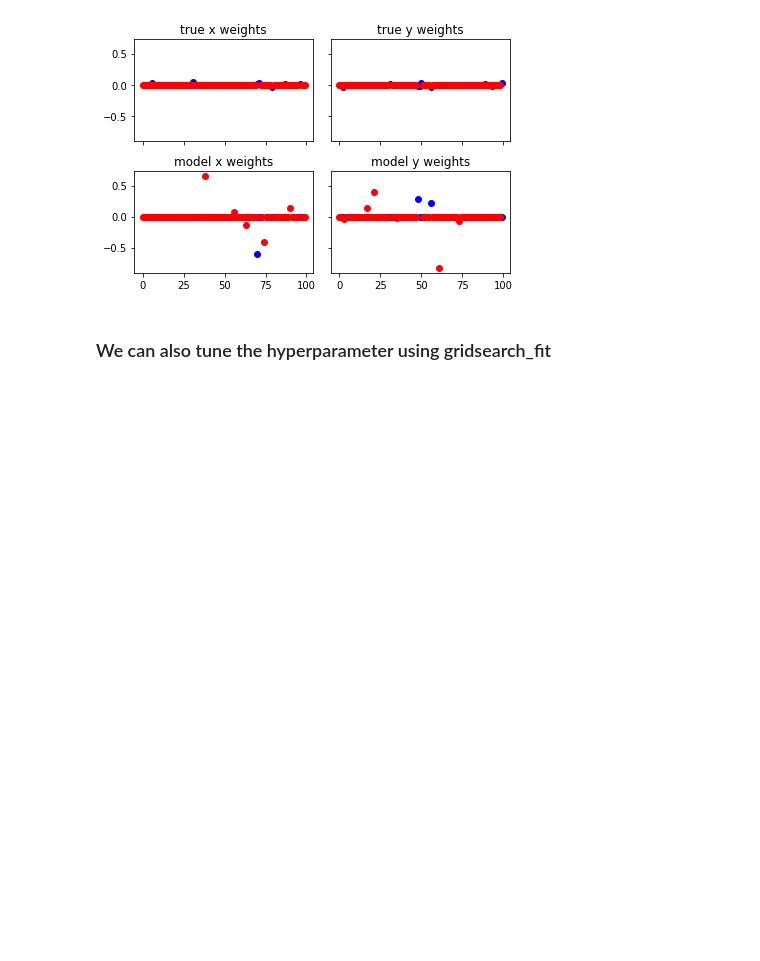
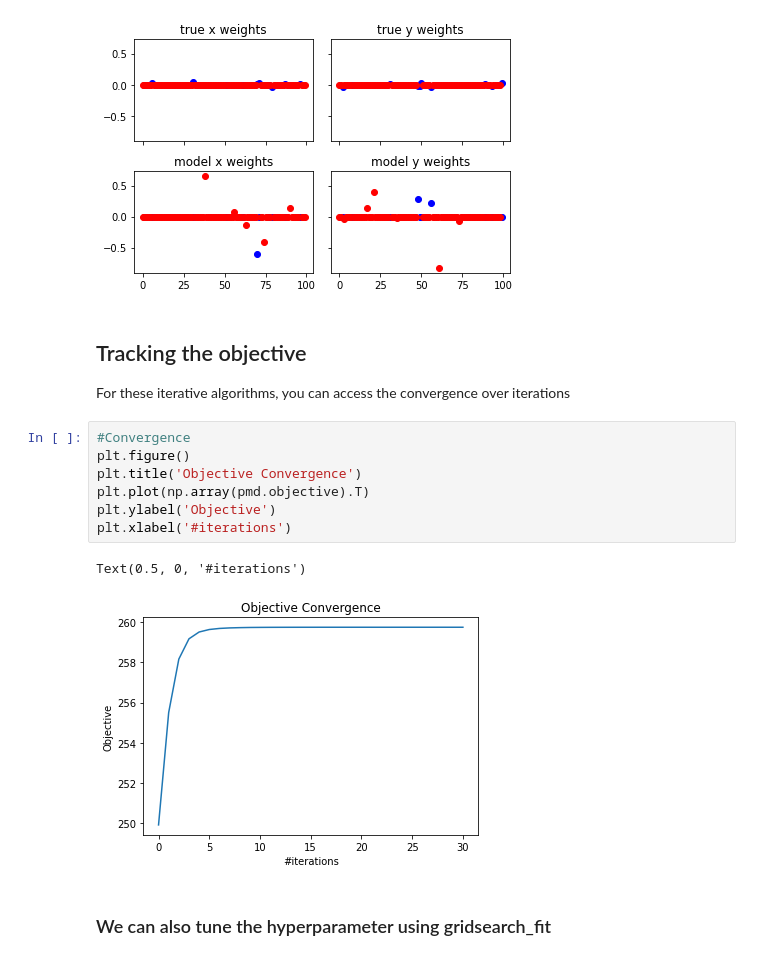
Before and after one commit to jameschapman19/cca_zoo, a Jupyter notebook: cca_zoo_sparsity.ipynb, the cells around one changed output. Cells and saved outputs as stored; diff of their text form; blank space fills up the shorter version.

```diff
--- a/cca_zoo_sparsity.ipynb
+++ b/cca_zoo_sparsity.ipynb
@@ -89,6 +89,19 @@ pmd=PMD(c=[2,2]).fit(X,Y)
 plot_model_weights(pmd.weights_list[0],pmd.weights_list[1],tx,ty)
 # %% [output]
 [figure]
+# %% [markdown]
+## Tracking the objective
+For these iterative algorithms, you can access the convergence over iterations
+# %%
+#Convergence
+plt.figure()
+plt.title('Objective Convergence')
+plt.plot(np.array(pmd.objective).T)
+plt.ylabel('Objective')
+plt.xlabel('#iterations')
+# %% [output]
+Text(0.5, 0, '#iterations')
+[figure, added]
 # %% [markdown]
 ### We can also tune the hyperparameter using gridsearch_fit
 # %%
```
Also changed, not shown: parts of 5 cells of this notebook.
